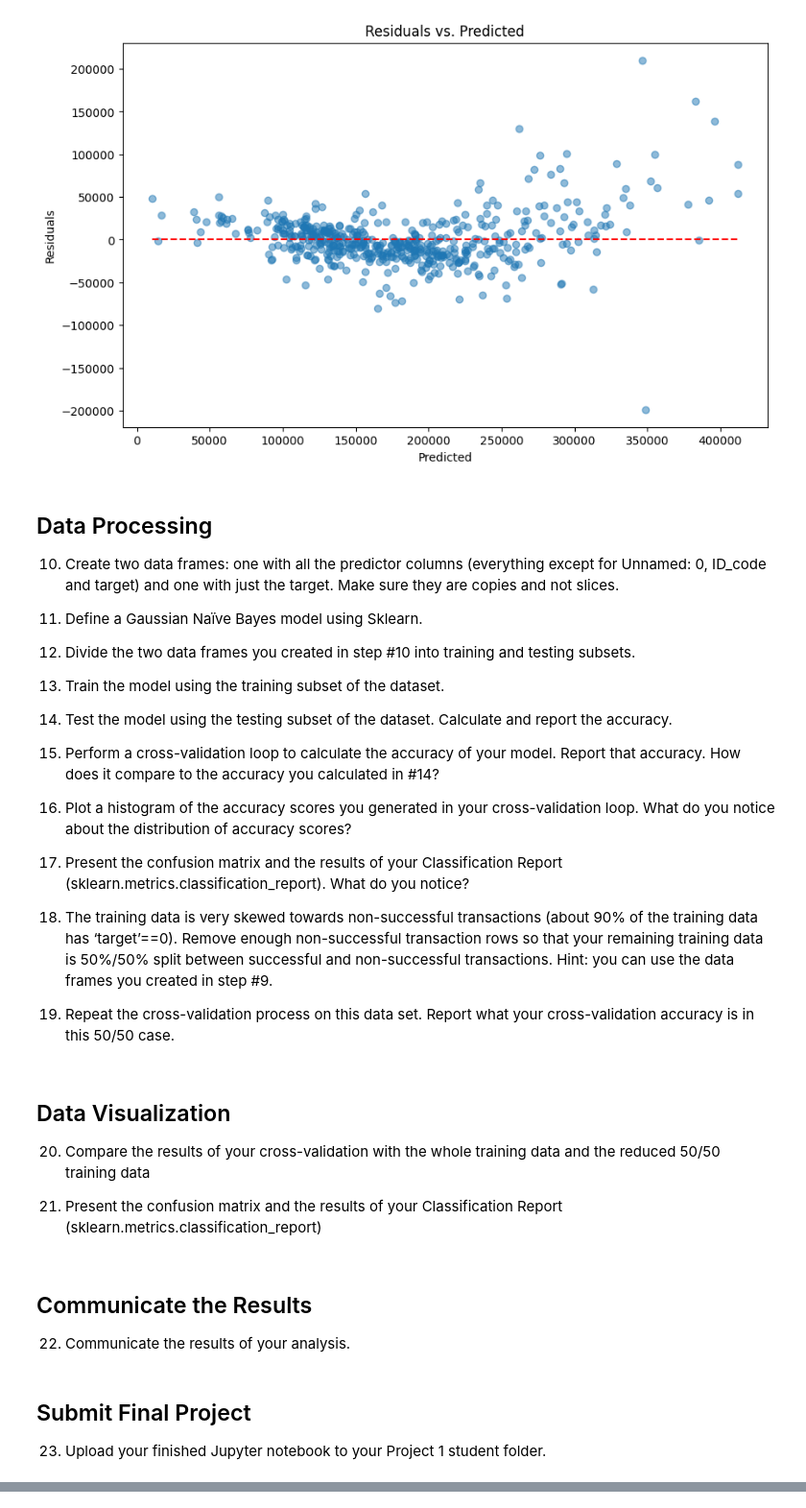
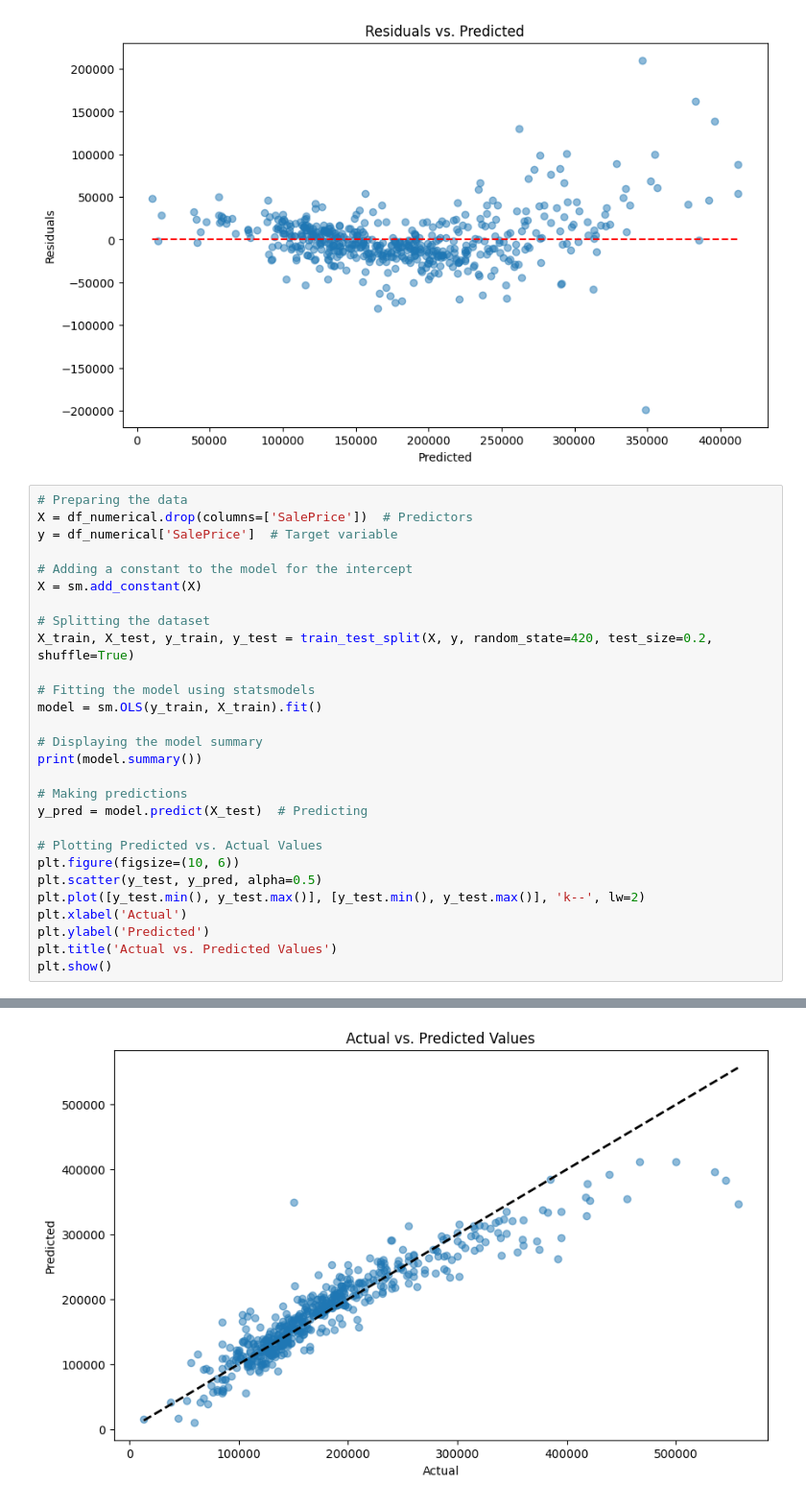
Before and after one commit to maxenlee/Deep-Dive, a Jupyter notebook: Maxen_Project2.ipynb, the cells around one changed output, grey strips where cells are left out. Shown at 96% size. Cells and saved outputs as stored; diff of their text form.

```diff
--- a/Maxen_Project2.ipynb
+++ b/Maxen_Project2.ipynb
@@ -883,40 +1029,32 @@ Mean RMSE across 10 folds: 31810.996072305083
 Mean RMSPE across 10 folds: 19.39270284785408
 [figure]
 [figure]
-# %% [markdown]
-## Data Processing
-
-10. Create two data frames: one with all the predictor columns (everything except for Unnamed: 0, ID_code and target) and one with just the target. Make sure they are copies and not slices.
-
-1. Define a Gaussian Naïve Bayes model using Sklearn.
-
-1. Divide the two data frames you created in step #10 into training and testing subsets.
-
-1. Train the model using the training subset of the dataset.
-
-1. Test the model using the testing subset of the dataset. Calculate and report the accuracy.
-
-1. Perform a cross-validation loop to calculate the accuracy of your model. Report that accuracy. How does it compare to the accuracy you calculated in #14?
-
-1. Plot a histogram of the accuracy scores you generated in your cross-validation loop. What do you notice about the distribution of accuracy scores?
-
-1.  Present the confusion matrix and the results of your Classification Report (sklearn.metrics.classification_report). What do you notice?
-
-1. The training data is very skewed towards non-successful transactions (about 90% of the training data has ‘target’==0). Remove enough non-successful transaction rows so that your remaining training data is 50%/50% split between successful and non-successful transactions. Hint: you can use the data frames you created in step #9.
-
-1. Repeat the cross-validation process on this data set. Report what your cross-validation accuracy is in this 50/50 case.
-# %% [markdown]
-## Data Visualization
-
-
-20. Compare the results of your cross-validation with the whole training data and the reduced 50/50 training data
-
-1. Present the confusion matrix and the results of your Classification Report (sklearn.metrics.classification_report)
-# %% [markdown]
-## Communicate the Results
-
-22. Communicate the results of your analysis.
-# %% [markdown]
-## Submit Final Project
-
-23. Upload your finished Jupyter notebook to your Project 1 student folder.
+# %%
+# Preparing the data
+X = df_numerical.drop(columns=['SalePrice'])  # Predictors
+y = df_numerical['SalePrice']  # Target variable
+
+# Adding a constant to the model for the intercept
+X = sm.add_constant(X)
+
+# Splitting the dataset
+X_train, X_test, y_train, y_test = train_test_split(X, y, random_state=420, test_size=0.2, shuffle=True)
+
+# Fitting the model using statsmodels
+model = sm.OLS(y_train, X_train).fit()
+
+# Displaying the model summary
+print(model.summary())
+
+# Making predictions
+y_pred = model.predict(X_test)  # Predicting
+
+# Plotting Predicted vs. Actual Values
+plt.figure(figsize=(10, 6))
+plt.scatter(y_test, y_pred, alpha=0.5)
+plt.plot([y_test.min(), y_test.max()], [y_test.min(), y_test.max()], 'k--', lw=2)
+plt.xlabel('Actual')
+plt.ylabel('Predicted')
+plt.title('Actual vs. Predicted Values')
+plt.show()
+# %% [output]
@@ -922,0 +1078 @@ Mean RMSPE across 10 folds: 19.39270284785408
+[figure, added]
```
Also changed, not shown: parts of 33 cells of this notebook.
